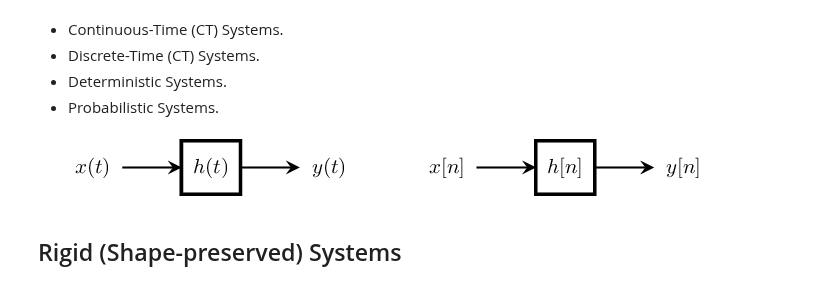
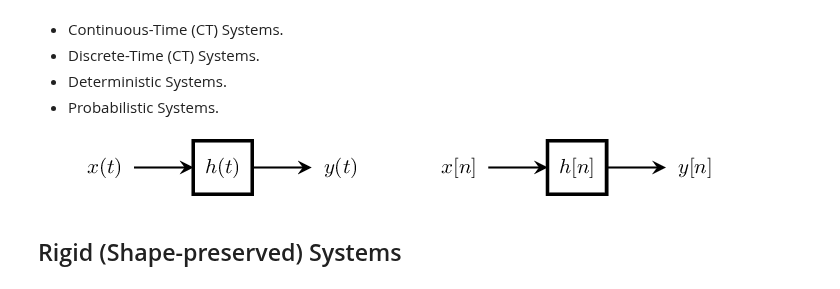
Before and after one commit to tmquan/ivcl, a Jupyter notebook: _sources/courses/dsp/systems.ipynb, the cells around one changed output. Drawn from its saved outputs; the diff is of its cells as text; code cells hidden in the pictures.

```diff
--- a/_sources/courses/dsp/systems.ipynb
+++ b/_sources/courses/dsp/systems.ipynb
@@ -96,23 +96,23 @@ def mpl_axes_step(axes, expr, xrange, **kwargs):
 # %%
 # HIDE/SHOW
 Circuit("""
-S1 box; l=, right=0.15, aspect=1.1, draw=white
+S1 box; l=, right=0.2, aspect=1.1, draw=white
 S2 box; l=$x(t)$, right=0.5, aspect=1.1, draw=white
 S3 box; l=$h(t)$, right=0.5, aspect=1.1, draw=black
 S4 box; l=$y(t)$, right=0.5, aspect=1.1, draw=white
 S5 box; l=$x[n]$, right=0.5, aspect=1.1, draw=white
 S6 box; l=$h[n]$, right=0.5, aspect=1.1, draw=black
 S7 box; l=$y[n]$, right=0.5, aspect=1.1, draw=white
-W S1.e S2.w; right=0.15, endarrow=stealth, color=white
+W S1.e S2.w; right=0.2, endarrow=stealth, color=white
 W S2.e S3.w; right=0.5, endarrow=stealth, color=black
 W S3.e S4.w; right=0.5, endarrow=stealth, color=black
 W S4.e S5.w; right=0.5, endarrow=stealth, color=white
 W S5.e S6.w; right=0.5, endarrow=stealth, color=black
 W S6.e S7.w; right=0.5, endarrow=stealth, color=black
 ; label_nodes=false, scale=0.5
 """).draw()
 # %% [output]
-[figure, old version]
+[figure, new version]
 # %% [markdown]
 ## Rigid (Shape-preserved) Systems
 # %%
```
Also changed, not shown: 8 other files.
